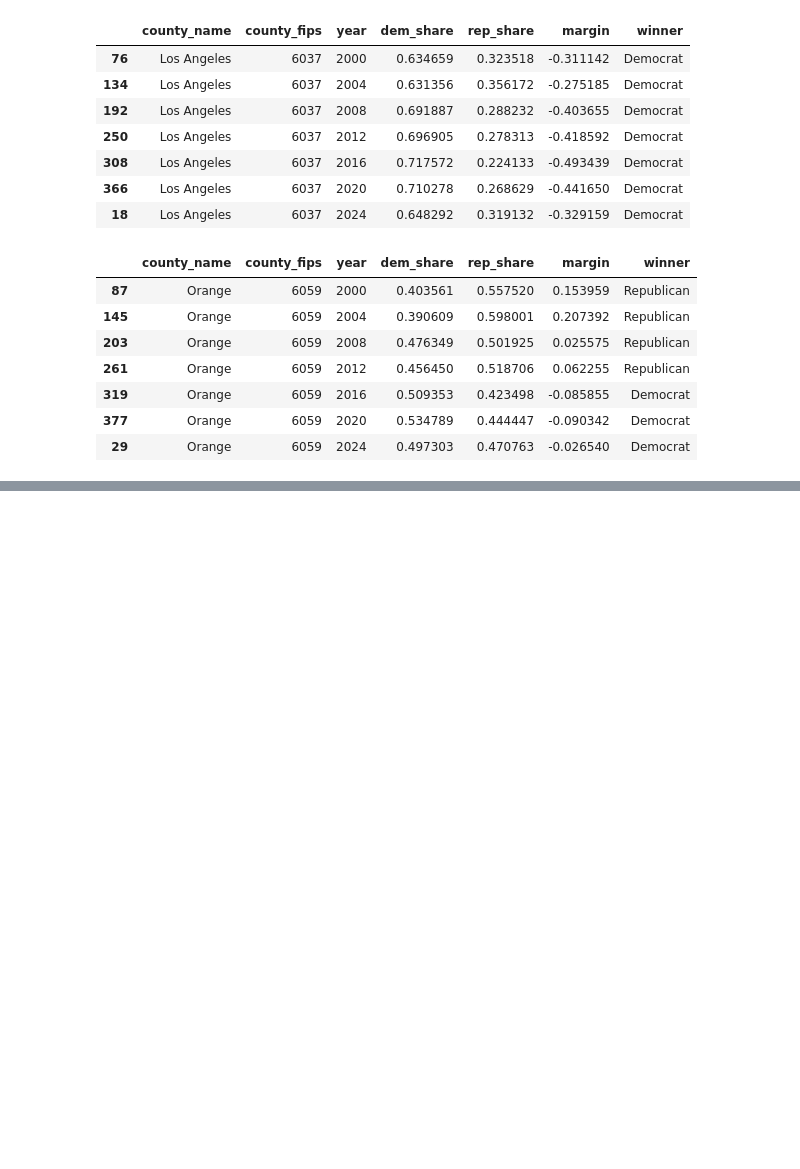
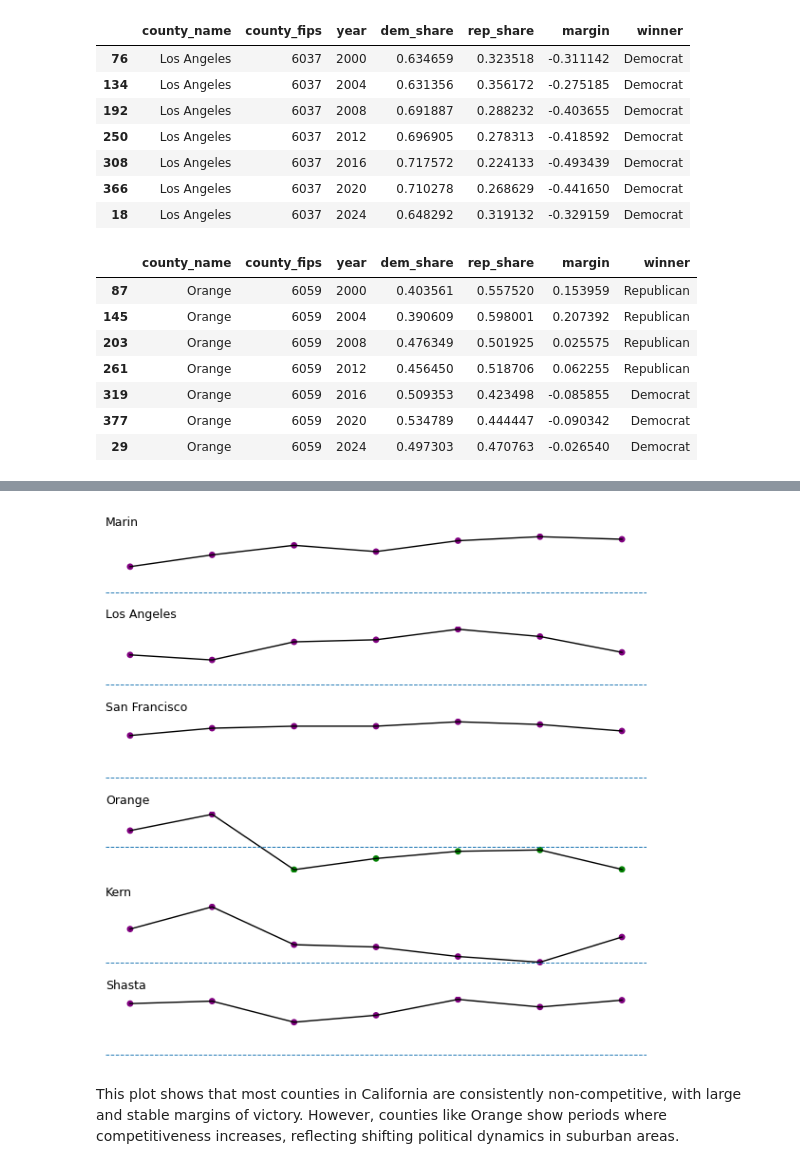
Before and after one commit to sose27/GROUP1_comm3180_S26_Data_Project, a Jupyter notebook: data_analysis/election_dataset.ipynb, the cells around one changed output, grey strips where cells are left out. Saved outputs shown, nothing was run; the diff lists cells and outputs as text; code cells hidden in the pictures; blank space fills up the shorter version.

```diff
--- a/data_analysis/election_dataset.ipynb
+++ b/data_analysis/election_dataset.ipynb
@@ -200,0 +260,45 @@ clean_df[clean_df["county_name"] == "Orange"].sort_values("year")
+# %%
+clean_df['competitiveness'] = clean_df['margin'].abs()
+# %%
+import matplotlib.pyplot as plt
+
+counties = [
+    "Marin",
+    "Los Angeles",
+    "San Francisco",
+    "Orange",
+    "Kern",
+    "Shasta"
+]
+
+# make sure this exists
+clean_df['competitiveness'] = clean_df['margin'].abs()
+
+fig, axes = plt.subplots(len(counties), 1, figsize=(6, 6))
+
+for i, county in enumerate(counties):
+
+    data = clean_df[clean_df['county_name'] == county].sort_values('year')
+
+    # COLOR LOGIC
+    colors = ['green' if c < 0.1 else 'purple' for c in data['competitiveness']]
+
+    axes[i].plot(data['year'], data['competitiveness'], color='black', linewidth=1)
+    axes[i].scatter(data['year'], data['competitiveness'], c=colors, s=15)
+
+    # threshold line (very helpful visually)
+    axes[i].axhline(0.1, linestyle='--', linewidth=0.7)
+
+    axes[i].set_title(county, fontsize=9, loc='left')
+
+    axes[i].set_xticks([])
+    axes[i].set_yticks([])
+    for spine in axes[i].spines.values():
+        spine.set_visible(False)
+
+plt.tight_layout()
+plt.show()
+# %% [output]
+[figure, added]
+# %% [markdown]
+This plot shows that most counties in California are consistently non-competitive, with large and stable margins of victory. However, counties like Orange show periods where competitiveness increases, reflecting shifting political dynamics in suburban areas.
```
Also changed, not shown: parts of 16 cells of this notebook.
